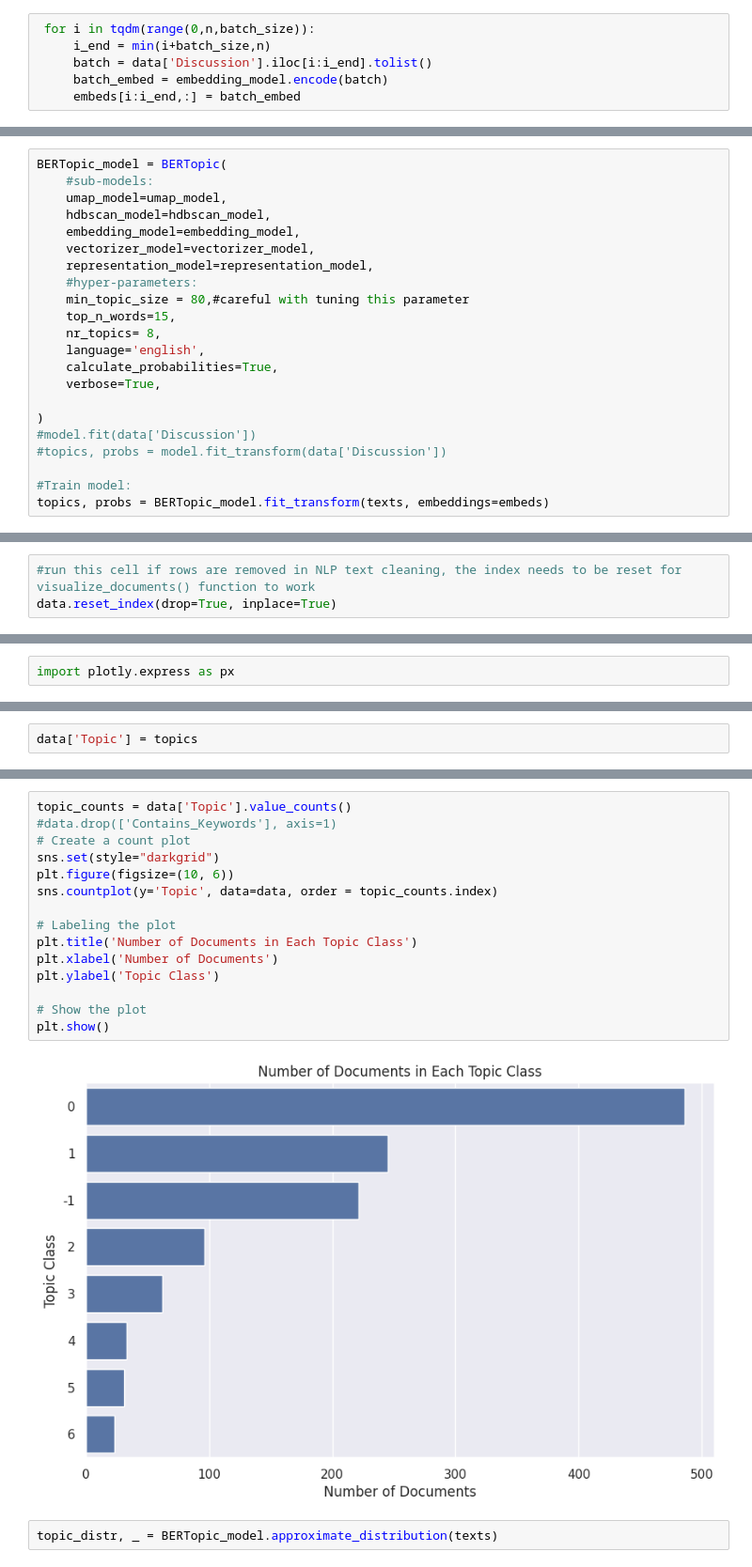
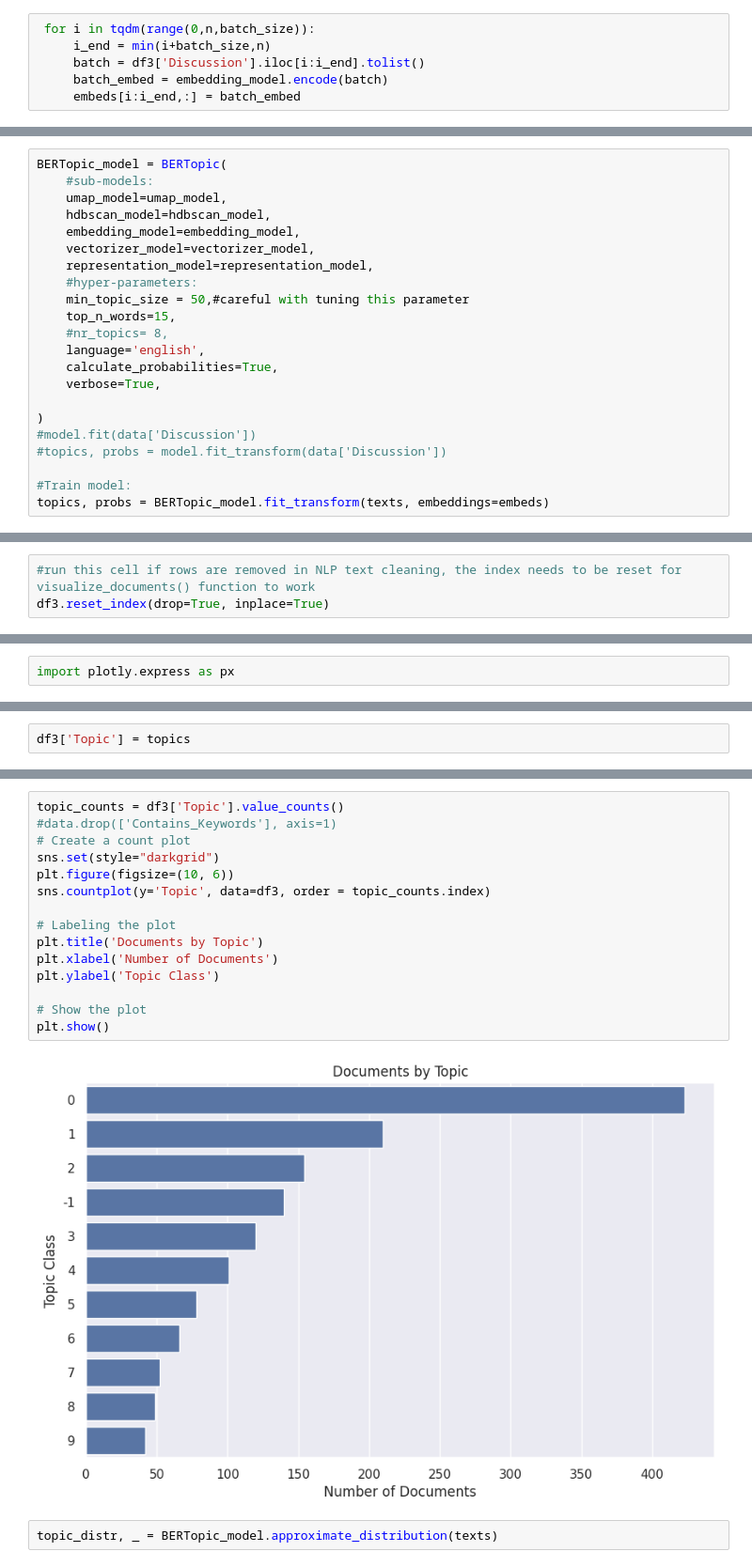
Before and after one commit to farid-hamid/FinalYearProjectFH, a Jupyter notebook: BERTopic_Model_v4.ipynb, the cells around one changed output, grey strips where cells are left out. Shown at 94% size. Saved outputs shown, nothing was run; the diff lists cells and outputs as text.

```diff
--- a/BERTopic_Model_v4.ipynb
+++ b/BERTopic_Model_v4.ipynb
@@ -308,7 +356,7 @@ batch_size=15
 # %%
  for i in tqdm(range(0,n,batch_size)):
      i_end = min(i+batch_size,n)
-     batch = data['Discussion'].iloc[i:i_end].tolist()
+     batch = df3['Discussion'].iloc[i:i_end].tolist()
      batch_embed = embedding_model.encode(batch)
      embeds[i:i_end,:] = batch_embed
 # %% [markdown]
@@ -386,9 +438,9 @@ BERTopic_model = BERTopic(
     vectorizer_model=vectorizer_model,
     representation_model=representation_model,
     #hyper-parameters:
-    min_topic_size = 80,#careful with tuning this parameter
+    min_topic_size = 50,#careful with tuning this parameter
     top_n_words=15,
-    nr_topics= 8,
+    #nr_topics= 8,
     language='english',
     calculate_probabilities=True,
     verbose=True,
@@ -438,5 +488,5 @@ BERTopic_model.visualize_hierarchy()
 [interactive output not drawn]
 # %%
 #run this cell if rows are removed in NLP text cleaning, the index needs to be reset for visualize_documents() function to work
-data.reset_index(drop=True, inplace=True)
+df3.reset_index(drop=True, inplace=True)
 # %%
@@ -455,3 +505,3 @@ assert len(topics) == len(data)
 # %%
-data['Topic'] = topics
+df3['Topic'] = topics
 # %%
@@ -475,20 +516,20 @@ data.tail()
 # %%
-topic_counts = data['Topic'].value_counts()
+topic_counts = df3['Topic'].value_counts()
 #data.drop(['Contains_Keywords'], axis=1)
 # Create a count plot
 sns.set(style="darkgrid")
 plt.figure(figsize=(10, 6))
-sns.countplot(y='Topic', data=data, order = topic_counts.index)
+sns.countplot(y='Topic', data=df3, order = topic_counts.index)
 
 # Labeling the plot
-plt.title('Number of Documents in Each Topic Class')
+plt.title('Documents by Topic')
 plt.xlabel('Number of Documents')
 plt.ylabel('Topic Class')
 
 # Show the plot
 plt.show()
 # %% [output]
-[figure, old version]
+[figure, new version]
 # %%
 topic_distr, _ = BERTopic_model.approximate_distribution(texts)
 # %%
```
Also changed, not shown: parts of 29 cells of this notebook.
